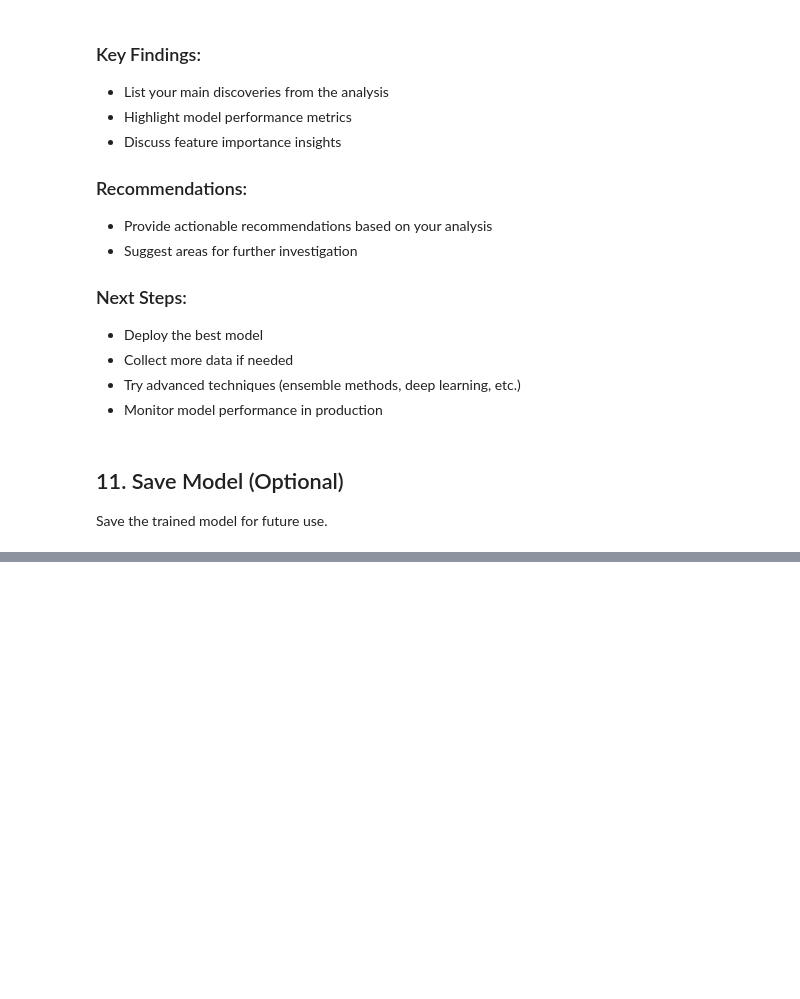
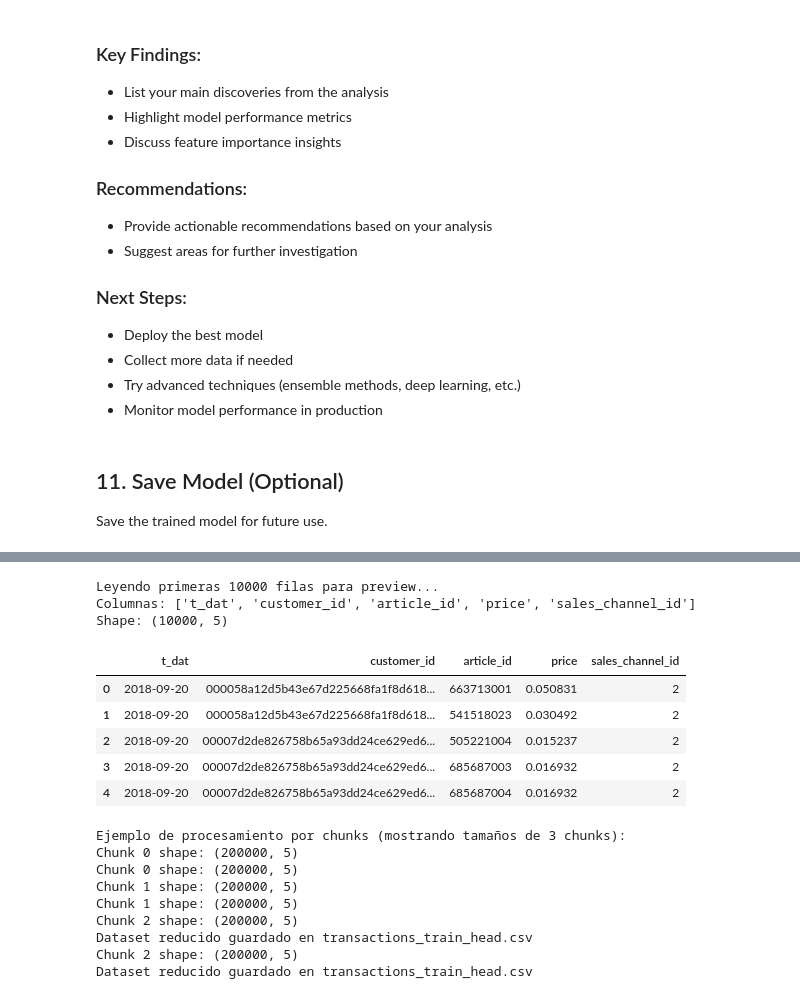
Before and after one commit to Juancarlosarbelaez/Final-procesos-organizacionales, a Jupyter notebook: notebooks/Pipeline_procesamiento.ipynb, the cells around one changed output, grey strips where cells are left out. Cells and saved outputs as stored; diff of their text form; code cells hidden in the pictures; blank space fills up the shorter version.

Commit message:
Se logro leer el archivo grande

```diff
--- a/notebooks/Pipeline_procesamiento.ipynb
+++ b/notebooks/Pipeline_procesamiento.ipynb
@@ -538,0 +586,57 @@ print("Model saving section (uncomment to save).")
+# %%
+# Carga de muestra y estrategias de lectura segura
+import pandas as pd
+import os
+
+FILE = "transactions_train.csv"
+
+if not os.path.exists(FILE):
+    print("El archivo aún no está presente. Ejecuta primero la celda de descarga.")
+else:
+    # Leer solo algunas filas para inspección rápida
+    SAMPLE_ROWS = 10000  # puedes ajustar
+    print(f"Leyendo primeras {SAMPLE_ROWS} filas para preview...")
+    try:
+        df_sample = pd.read_csv(FILE, nrows=SAMPLE_ROWS)
+        print("Columnas:", df_sample.columns.tolist())
+        print("Shape:", df_sample.shape)
+        display(df_sample.head())
+    except Exception as e:
+        print("Error leyendo muestra:", e)
+
+    # Ejemplo de lectura por chunks
+    print("\nEjemplo de procesamiento por chunks (mostrando tamaños de 3 chunks):")
+    try:
+        for i, chunk in enumerate(pd.read_csv(FILE, chunksize=200000)):
+            print(f"Chunk {i} shape: {chunk.shape}")
+            if i == 2:  # solo mostrar los 3 primeros para no tardar
+                break
+    except Exception as e:
+        print("Error en lectura por chunks:", e)
+
+    # Sugerencia: puedes construir un dataset reducido para experimentos rápidos
+    REDUCED = "transactions_train_head.csv"
+    if not os.path.exists(REDUCED):
+        df_sample.to_csv(REDUCED, index=False)
+        print(f"Dataset reducido guardado en {REDUCED}")
+    else:
+        print(f"Ya existe dataset reducido {REDUCED}")
+# %% [output]
+Leyendo primeras 10000 filas para preview...
+Columnas: ['t_dat', 'customer_id', 'article_id', 'price', 'sales_channel_id']
+Shape: (10000, 5)
+|  | t_dat | customer_id | article_id | price | sales_channel_id |
+| 0 | 2018-09-20 | 000058a12d5b43e67d225668fa1f8d618... | 663713001 | 0.050831 | 2 |
+| 1 | 2018-09-20 | 000058a12d5b43e67d225668fa1f8d618... | 541518023 | 0.030492 | 2 |
+| 2 | 2018-09-20 | 00007d2de826758b65a93dd24ce629ed6... | 505221004 | 0.015237 | 2 |
+| 3 | 2018-09-20 | 00007d2de826758b65a93dd24ce629ed6... | 685687003 | 0.016932 | 2 |
+| 4 | 2018-09-20 | 00007d2de826758b65a93dd24ce629ed6... | 685687004 | 0.016932 | 2 |
+Ejemplo de procesamiento por chunks (mostrando tamaños de 3 chunks):
+Chunk 0 shape: (200000, 5)
+Chunk 0 shape: (200000, 5)
+Chunk 1 shape: (200000, 5)
+Chunk 1 shape: (200000, 5)
+Chunk 2 shape: (200000, 5)
+Dataset reducido guardado en transactions_train_head.csv
+Chunk 2 shape: (200000, 5)
+Dataset reducido guardado en transactions_train_head.csv
```
Also changed, not shown: parts of 2 cells of this notebook.
